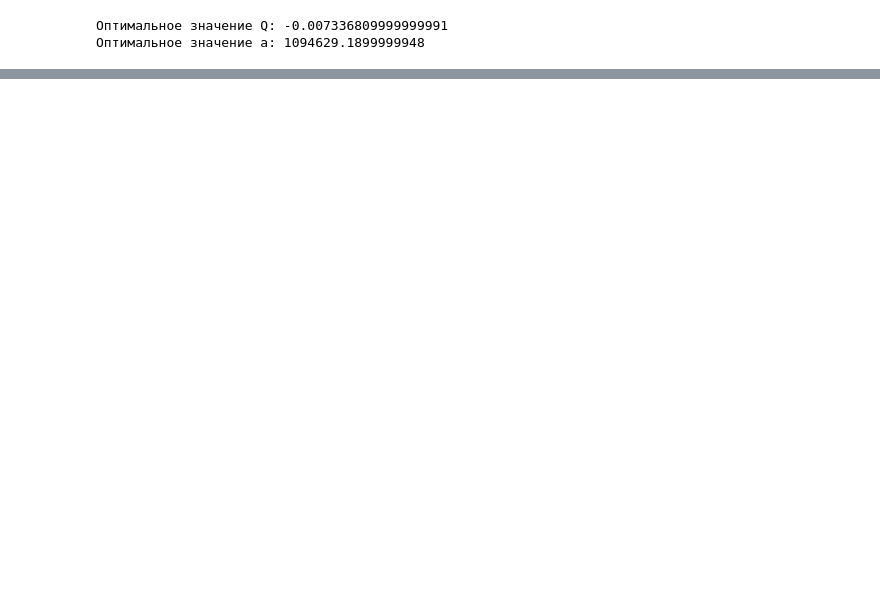
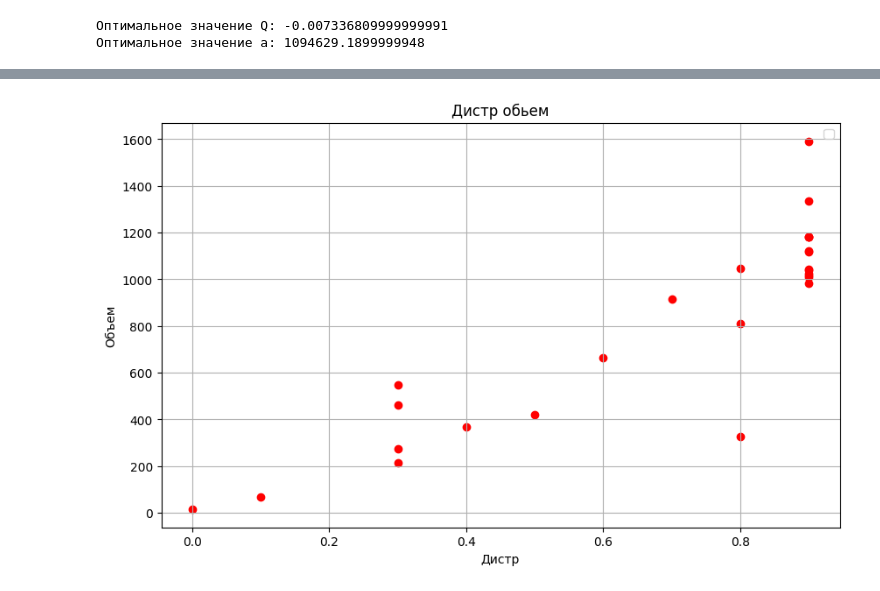
Before and after one commit to budennovsk/Pandas, a Jupyter notebook: regression.ipynb, the cells around one changed output, grey strips where cells are left out. Drawn from its saved outputs; the diff is of its cells as text; code cells hidden in the pictures; blank space fills up the shorter version.

```diff
--- a/regression.ipynb
+++ b/regression.ipynb
@@ -40,0 +212,12 @@ print("Оптимальное значение a:", a_opt)
+# %%
+# Визуализация фактических и предсказанных значений
+plt.figure(figsize=(10, 6))
+plt.scatter(df['WEIGHTED DISTR'].tolist(), df['SALES VOL'].tolist(), marker='o',color='red')
+# plt.scatter(df['PRICE PER UNIT'].tolist(), df['SALES VOL'].tolist(), marker='o')
+plt.title('Дистр обьем')
+plt.xlabel('Дистр')
+plt.ylabel('Объем')
+plt.legend()
+plt.grid(True)
+plt.show()
+# %% [output]
@@ -40,0 +225 @@ print("Оптимальное значение a:", a_opt)
+[figure, added]
```
Also changed, not shown: parts of 12 cells of this notebook.
